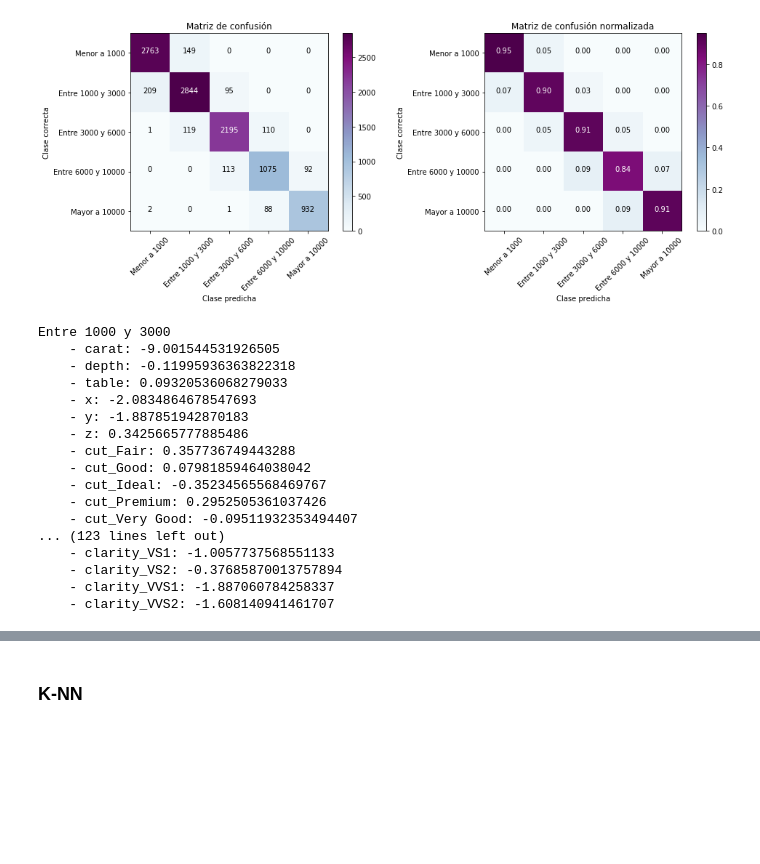
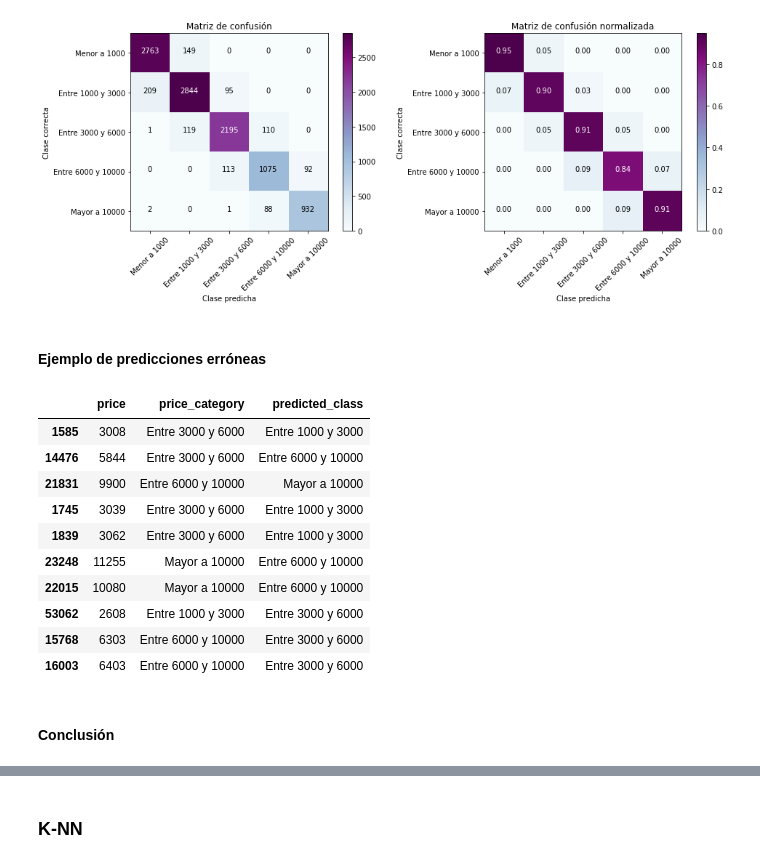
Before and after one commit to alebarsotti/machine_learning_2018, a Jupyter notebook: tp2_experimentation.ipynb, the cells around one changed output, grey strips where cells are left out. Drawn from its saved outputs; the diff is of its cells as text; code cells hidden in the pictures; blank space fills up the shorter version.

```diff
--- a/tp2_experimentation.ipynb
+++ b/tp2_experimentation.ipynb
@@ -105,6 +105,27 @@ def evaluate_model(model, extract_inputs_function, extract_outputs_function):
             plt.title(plot_title)
 
         plt.show()
+# %%
+def print_predictions_sample(model, extract_inputs_function, extract_outputs_function):
+    inputs = extract_inputs_function(validation)
+    outputs = extract_outputs_function(validation)
+    predictions = model.predict(inputs)
+    data = validation.copy()
+
+    if isinstance(model, Sequential):
+        for label_index, label in enumerate(price_category_labels):
+            data[label] = predictions[:, label_index]
+
+        predictions = data[price_category_labels].idxmax(axis=1)
+
+    data['predicted_class'] = predictions
+
+    if isinstance(model, (DecisionTreeClassifier, RandomForestClassifier, GradientBoostingClassifier)):
+        price_category_map = {i + 1: pc for i, pc in enumerate(price_category_labels)}
+        data['predicted_class'] = data.predicted_class.map(price_category_map)
+
+    cols = ['price', 'price_category', 'predicted_class']
+    return data[cols][data.price_category != data.predicted_class].sample(10)
 # %% [markdown]
 #### Balanceo de los datasets
 # %%
@@ -191,28 +233,21 @@ Accuracy: 0.90925
 Precision: 0.90206
 Recall: 0.90166
 [figure]
-# %%
-clf = lr_model.steps[1][1]
-for label, coefs in zip(clf.classes_.tolist(), clf.coef_.tolist()):
-    print(label)
-    for column, coef in zip(LR_INPUT_COLUMNS, coefs):
-        print(f'    - {column}: {coef}')
-    print()
-# %% [output]
-Entre 1000 y 3000
-    - carat: -9.001544531926505
-    - depth: -0.11995936363822318
-    - table: 0.09320536068279033
-    - x: -2.0834864678547693
-    - y: -1.887851942870183
-    - z: 0.3425665777885486
-    - cut_Fair: 0.357736749443288
-    - cut_Good: 0.07981859464038042
-    - cut_Ideal: -0.35234565568469767
-    - cut_Premium: 0.2952505361037426
-    - cut_Very Good: -0.09511932353494407
-... (123 lines left out)
-    - clarity_VS1: -1.0057737568551133
-    - clarity_VS2: -0.37685870013757894
-    - clarity_VVS1: -1.887060784258337
-    - clarity_VVS2: -1.608140941461707
+# %% [markdown]
+#### Ejemplo de predicciones erróneas
+# %%
+print_predictions_sample(lr_model, lr_extract_inputs, lr_extract_outputs)
+# %% [output]
+|  | price | price_category | predicted_class |
+| 1585 | 3008 | Entre 3000 y 6000 | Entre 1000 y 3000 |
+| 14476 | 5844 | Entre 3000 y 6000 | Entre 6000 y 10000 |
+| 21831 | 9900 | Entre 6000 y 10000 | Mayor a 10000 |
+| 1745 | 3039 | Entre 3000 y 6000 | Entre 1000 y 3000 |
+| 1839 | 3062 | Entre 3000 y 6000 | Entre 1000 y 3000 |
+| 23248 | 11255 | Mayor a 10000 | Entre 6000 y 10000 |
+| 22015 | 10080 | Mayor a 10000 | Entre 6000 y 10000 |
+| 53062 | 2608 | Entre 1000 y 3000 | Entre 3000 y 6000 |
+| 15768 | 6303 | Entre 6000 y 10000 | Entre 3000 y 6000 |
+| 16003 | 6403 | Entre 6000 y 10000 | Entre 3000 y 6000 |
+# %% [markdown]
+#### Conclusión
```
Also changed, not shown: parts of 41 cells of this notebook.
